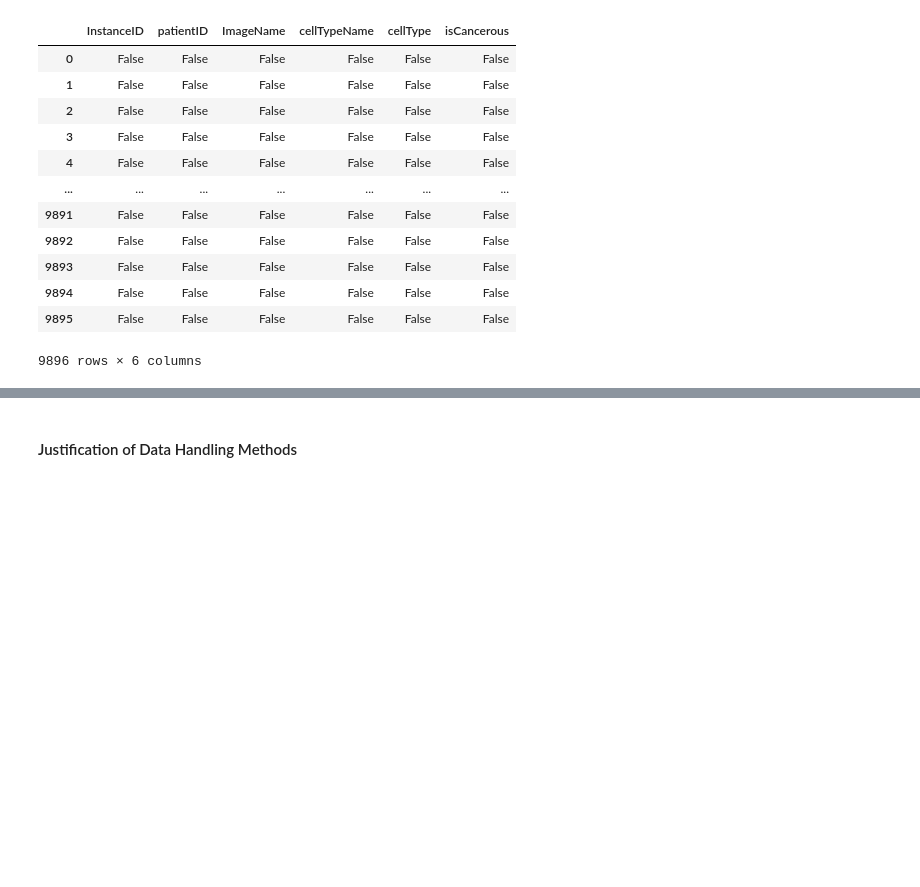
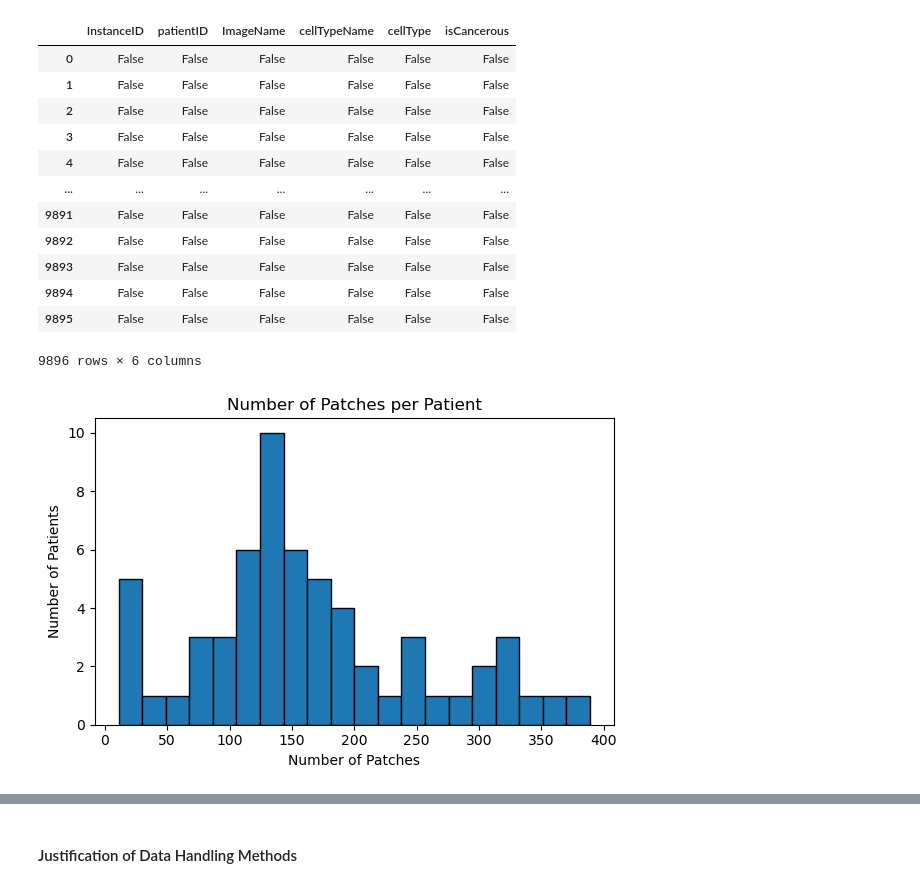
Before and after one commit to Adi112004/Machine-Learning-Assignment-2, a Jupyter notebook: Assignment2-ML.ipynb, the cells around one changed output, grey strips where cells are left out. Cells and saved outputs as stored; diff of their text form; code cells hidden in the pictures; blank space fills up the shorter version.

```diff
--- a/Assignment2-ML.ipynb
+++ b/Assignment2-ML.ipynb
@@ -96,3 +96,17 @@ df_main.isna()
 | 9894 | False | False | False | False | False | False |
 | 9895 | False | False | False | False | False | False |
 9896 rows × 6 columns
+# %%
+# --- Option 3: Images-Per-Patient Histogram ---
+
+counts_patient = df_main['patientID'].value_counts()
+
+plt.figure(figsize=(6, 4))
+plt.hist(counts_patient, bins=20, edgecolor='black')
+plt.title('Number of Patches per Patient')
+plt.xlabel('Number of Patches')
+plt.ylabel('Number of Patients')
+plt.tight_layout()
+plt.show()
+# %% [output]
+[figure, added]
```
Also changed, not shown: parts of 1 cell of this notebook.
